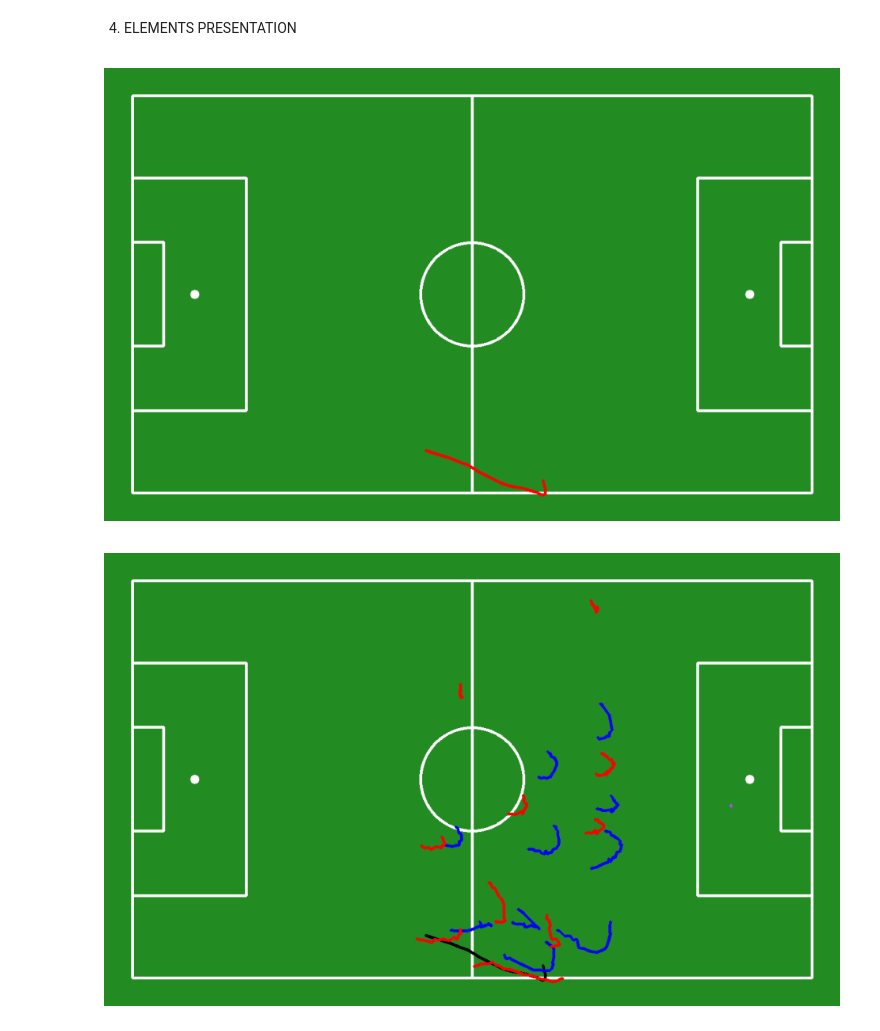
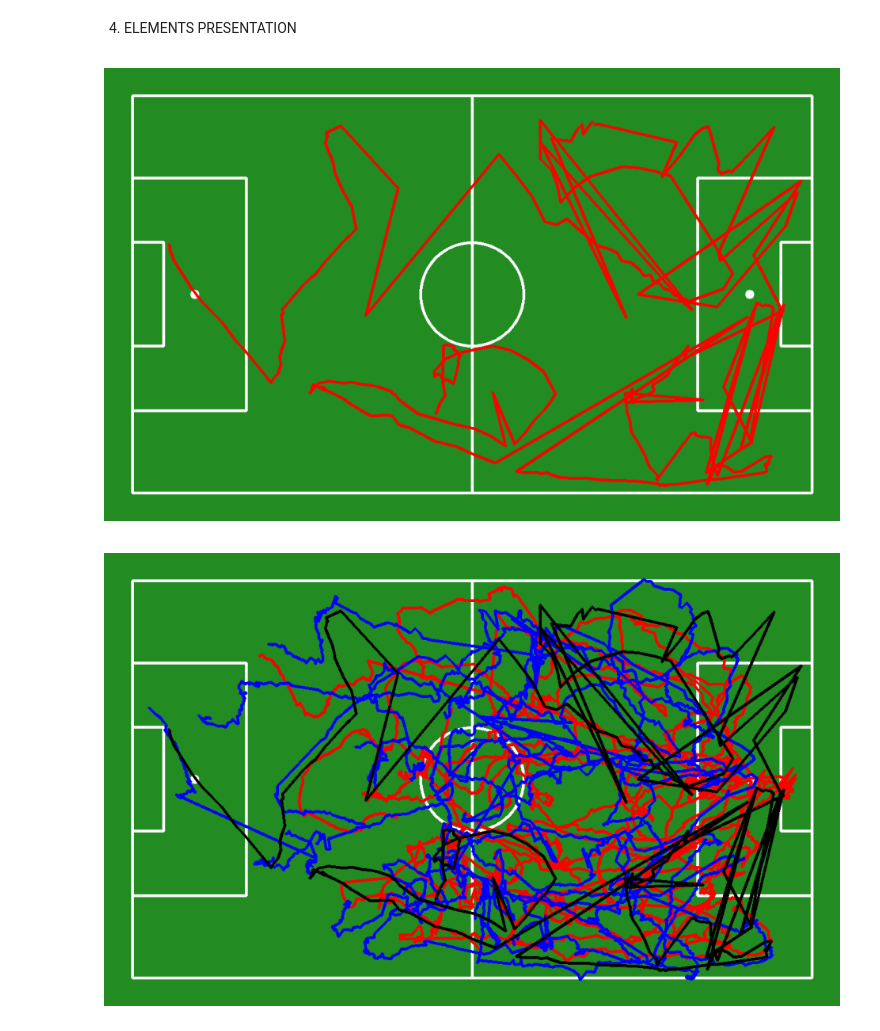
Before and after one commit to ppedro20/VirtIAFut, a Jupyter notebook: notebooks/detections/04_elements_presentation.ipynb, the cells around one changed output. Saved outputs shown, nothing was run; the diff lists cells and outputs as text; code cells hidden in the pictures.

```diff
--- a/notebooks/detections/04_elements_presentation.ipynb
+++ b/notebooks/detections/04_elements_presentation.ipynb
@@ -16,7 +16,7 @@ import ast
 import matplotlib.pyplot as plt
 import cv2
 
-df = pd.read_csv("../../data/train/ss1.csv")
+df = pd.read_csv("../../data/train/train.csv")
 # %%
 #Supervision - virtualization
 CONFIG = SoccerPitchConfiguration()
@@ -33,25 +33,25 @@ vertex_annotator_2 = sv.VertexAnnotator(
 # %%
 #Trajectory of the ball
 CONFIG = SoccerPitchConfiguration()
 
 annotated_frame = draw_pitch(CONFIG)
 
-ball_xy = df['ball'].apply(ast.literal_eval).to_list()
+ball_xy = df['ball'].dropna().apply(ast.literal_eval).tolist()
 pitch_ball_xy = np.array(ball_xy)
 
 # Draw pitch and plot ball positions
 annotated_frame = draw_pitch(CONFIG)
 annotated_frame = draw_paths_on_pitch(
     config=CONFIG,
     paths=[pitch_ball_xy],  # List of paths, each path is an array of points
     color=sv.Color.RED,
     thickness=4,
     pitch=annotated_frame
 )
 
 sv.plot_image(annotated_frame)
 # %% [output]
-[figure, old version]
+[figure, new version]
 # %%
 # ...existing code...
 
@@ -95,4 +95,4 @@ for col in df.columns:
 sv.plot_image(annotated_frame)
 # ...existing code...
 # %% [output]
-[figure, old version]
+[figure, new version]
```
Also changed, not shown: 4 other files.
